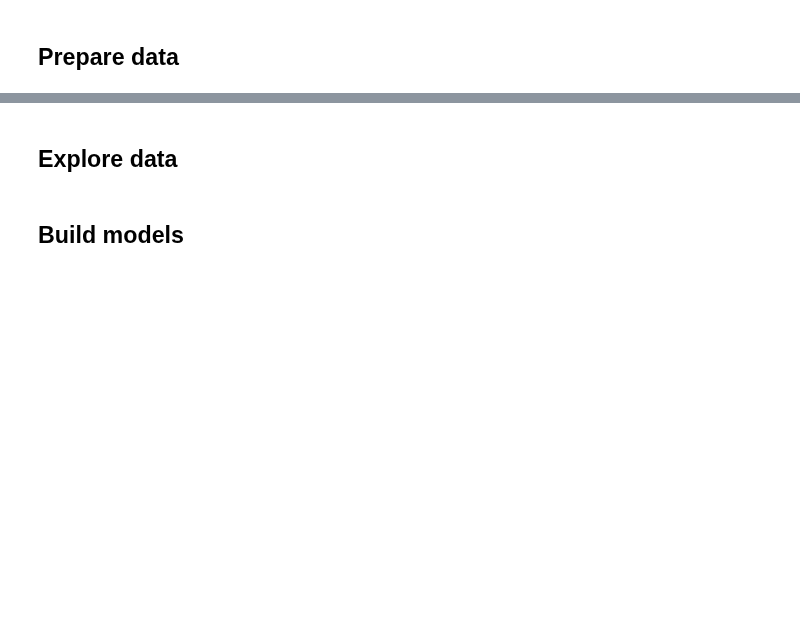
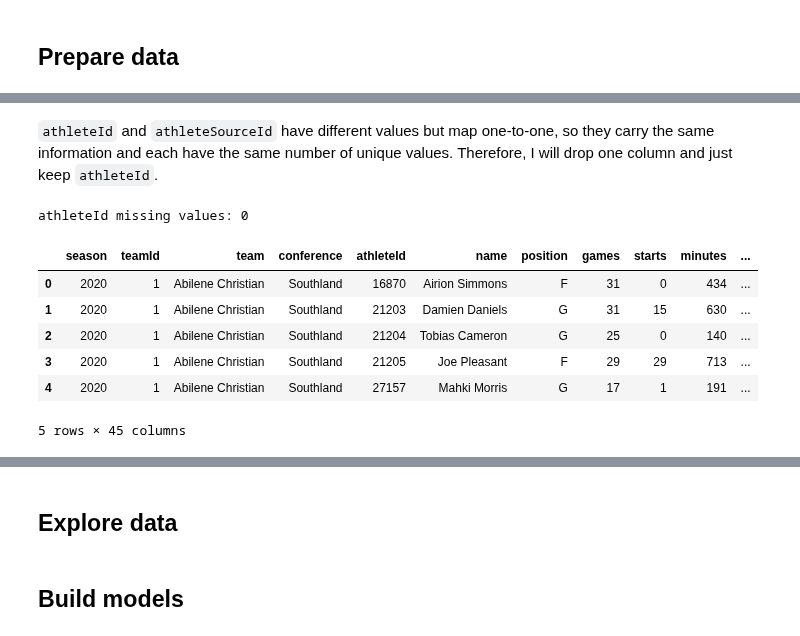
Before and after one commit to eviemcmahan/ds_3001_project_team_6, a Jupyter notebook: notebook.ipynb, the cells around one changed output, grey strips where cells are left out. Drawn from its saved outputs; the diff is of its cells as text; code cells hidden in the pictures; blank space fills up the shorter version.

Commit message:
Cleaned seasons and athleteId columns

```diff
--- a/notebook.ipynb
+++ b/notebook.ipynb
@@ -310,0 +327,6 @@ Missing data for 2026:
+# %%
+for year, df in datasets.items():
+    datasets[year] = df.drop(columns=["seasonLabel"]) # Drop seasonLabel for each dataset
+
+print(f"Season Missing values: {all_stats["season"].isna().sum()}") # Determing missing values
+datasets['2020'].head() # Check head
@@ -310,0 +366,17 @@ Missing data for 2026:
+# %% [markdown]
+`athleteId` and `athleteSourceId` have different values but map one-to-one, so they carry the same information and each have the same number of unique values. Therefore, I will drop one column and just keep `athleteId`.
+# %%
+for year, df in datasets.items():
+    datasets[year] = df.drop(columns=["athleteSourceId"]) # Drop athleteSourceId for each dataset
+# %%
+print(f"athleteId missing values: {all_stats['athleteId'].isna().sum()}")
+datasets['2020'].head() # Check head
+# %% [output]
+athleteId missing values: 0
+|  | season | teamId | team | conference | athleteId | name | position | games | starts | minutes | ... |
+| 0 | 2020 | 1 | Abilene Christian | Southland | 16870 | Airion Simmons | F | 31 | 0 | 434 | ... |
+| 1 | 2020 | 1 | Abilene Christian | Southland | 21203 | Damien Daniels | G | 31 | 15 | 630 | ... |
+| 2 | 2020 | 1 | Abilene Christian | Southland | 21204 | Tobias Cameron | G | 25 | 0 | 140 | ... |
+| 3 | 2020 | 1 | Abilene Christian | Southland | 21205 | Joe Pleasant | F | 29 | 29 | 713 | ... |
+| 4 | 2020 | 1 | Abilene Christian | Southland | 27157 | Mahki Morris | G | 17 | 1 | 191 | ... |
+5 rows × 45 columns
```
Also changed, not shown: parts of 18 cells of this notebook.
